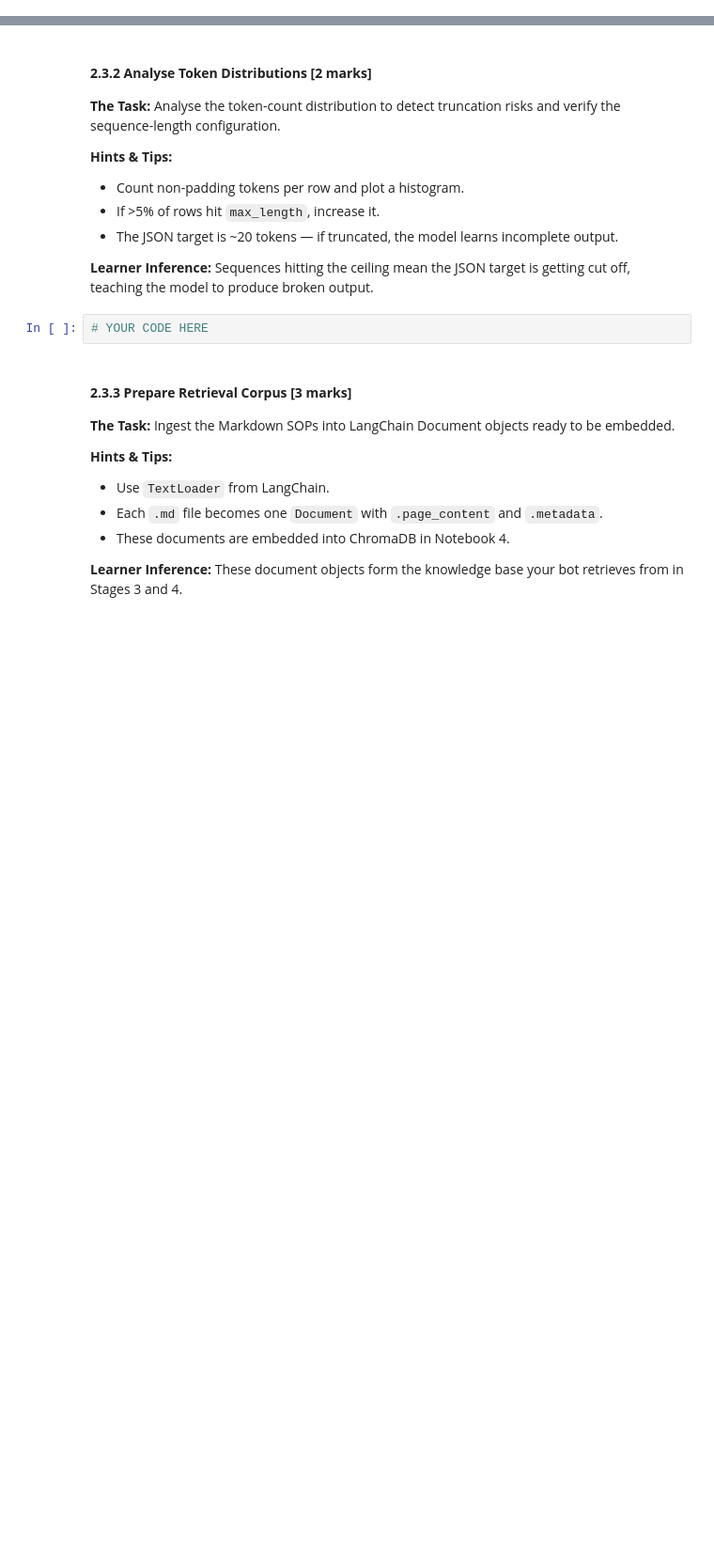
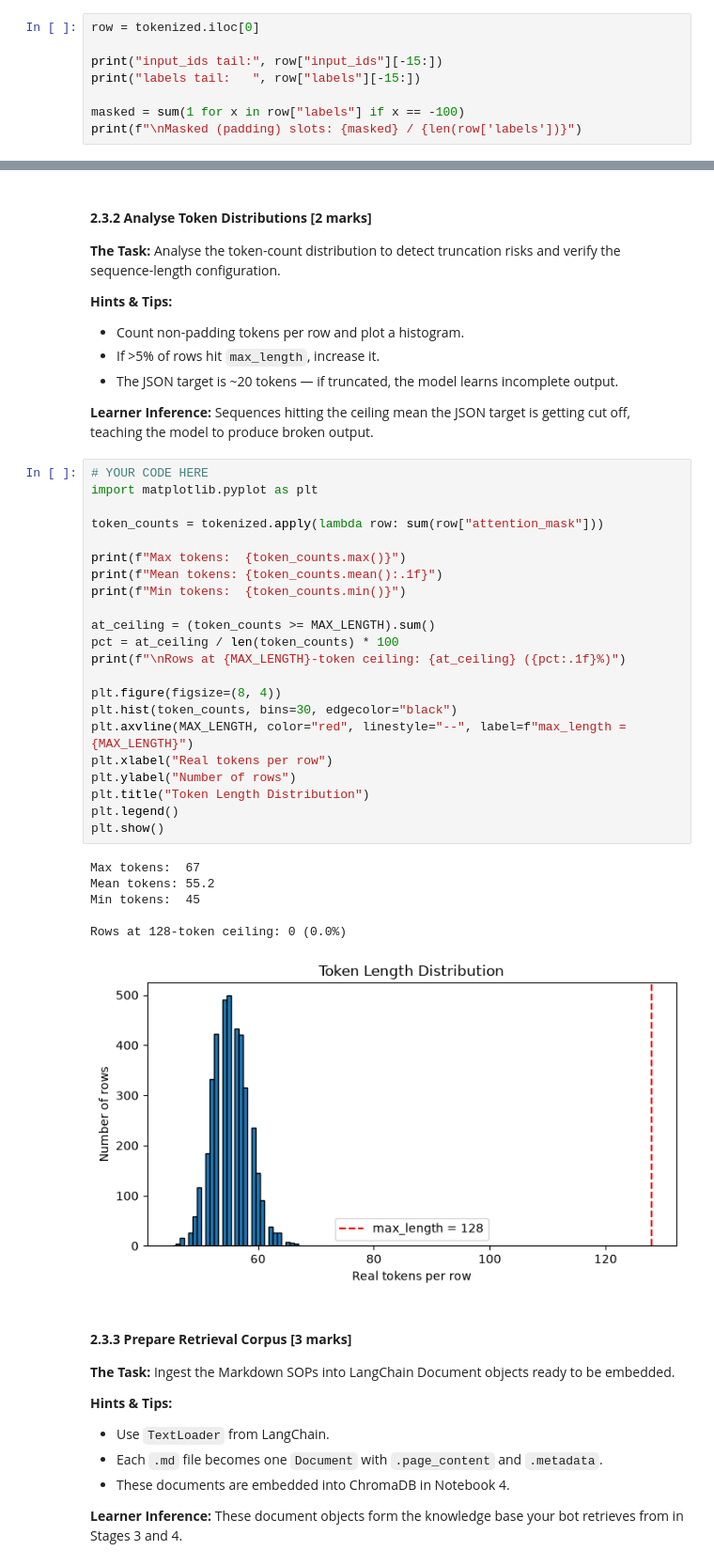
Before and after one commit to abinasn/machine-learning, a Jupyter notebook: capstone-project/Data_Preparation.ipynb, the cells around one changed output, grey strips where cells are left out. Shown at 94% size. Drawn from its saved outputs; the diff is of its cells as text; blank space fills up the shorter version.

```diff
--- a/capstone-project/Data_Preparation.ipynb
+++ b/capstone-project/Data_Preparation.ipynb
@@ -149,0 +251,8 @@ Unique intents: 27
+# %%
+row = tokenized.iloc[0]
+
+print("input_ids tail:", row["input_ids"][-15:])
+print("labels tail:   ", row["labels"][-15:])
+
+masked = sum(1 for x in row["labels"] if x == -100)
+print(f"\nMasked (padding) slots: {masked} / {len(row['labels'])}")
@@ -157,8 +271,35 @@ Unique intents: 27
 * The JSON target is ~20 tokens — if truncated, the model learns incomplete output.
 
 **Learner Inference:** Sequences hitting the ceiling mean the JSON target is getting cut off, teaching the model to produce broken output.
-# %%
-# YOUR CODE HERE
+# %%
+# YOUR CODE HERE
+import matplotlib.pyplot as plt
+
+token_counts = tokenized.apply(lambda row: sum(row["attention_mask"]))
+
+print(f"Max tokens:  {token_counts.max()}")
+print(f"Mean tokens: {token_counts.mean():.1f}")
+print(f"Min tokens:  {token_counts.min()}")
+
+at_ceiling = (token_counts >= MAX_LENGTH).sum()
+pct = at_ceiling / len(token_counts) * 100
+print(f"\nRows at {MAX_LENGTH}-token ceiling: {at_ceiling} ({pct:.1f}%)")
+
+plt.figure(figsize=(8, 4))
+plt.hist(token_counts, bins=30, edgecolor="black")
+plt.axvline(MAX_LENGTH, color="red", linestyle="--", label=f"max_length = {MAX_LENGTH}")
+plt.xlabel("Real tokens per row")
+plt.ylabel("Number of rows")
+plt.title("Token Length Distribution")
+plt.legend()
+plt.show()
+# %% [output]
+Max tokens:  67
+Mean tokens: 55.2
+Min tokens:  45
+
+Rows at 128-token ceiling: 0 (0.0%)
+[figure, added]
 # %% [markdown]
 #### **2.3.3 Prepare Retrieval Corpus [3 marks]**
 **The Task:** Ingest the Markdown SOPs into LangChain Document objects ready to be embedded.
```
Also changed, not shown: parts of 14 cells of this notebook, 1 other file.
